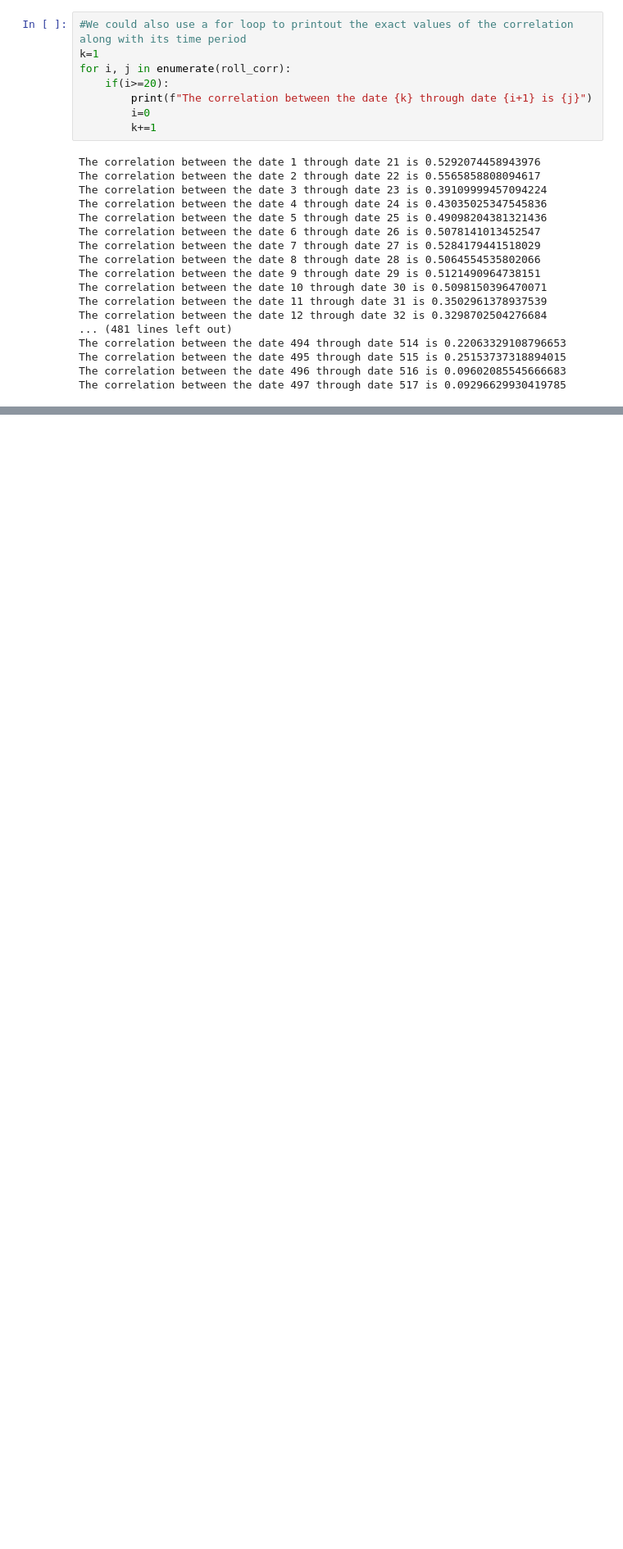
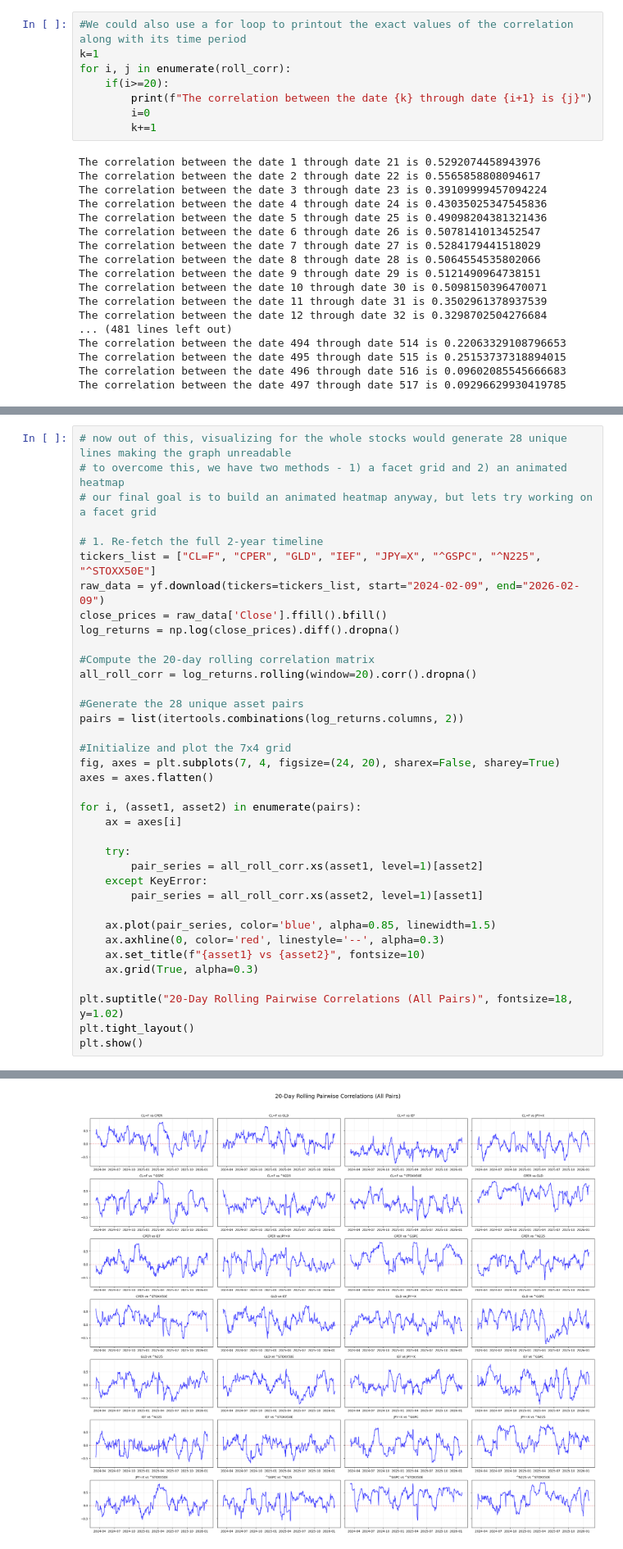
Before and after one commit to skanda137/heatmap, a Jupyter notebook: correlation.ipynb, the cells around one changed output, grey strips where cells are left out. Shown at 82% size. Cells and saved outputs as stored; diff of their text form; blank space fills up the shorter version.

```diff
--- a/correlation.ipynb
+++ b/correlation.ipynb
@@ -301,0 +312,38 @@ The correlation between the date 497 through date 517 is 0.09296629930419785
+# %%
+# now out of this, visualizing for the whole stocks would generate 28 unique lines making the graph unreadable
+# to overcome this, we have two methods - 1) a facet grid and 2) an animated heatmap
+# our final goal is to build an animated heatmap anyway, but lets try working on a facet grid
+
+# 1. Re-fetch the full 2-year timeline
+tickers_list = ["CL=F", "CPER", "GLD", "IEF", "JPY=X", "^GSPC", "^N225", "^STOXX50E"]
+raw_data = yf.download(tickers=tickers_list, start="2024-02-09", end="2026-02-09")
+close_prices = raw_data['Close'].ffill().bfill()
+log_returns = np.log(close_prices).diff().dropna()
+
+#Compute the 20-day rolling correlation matrix
+all_roll_corr = log_returns.rolling(window=20).corr().dropna()
+
+#Generate the 28 unique asset pairs
+pairs = list(itertools.combinations(log_returns.columns, 2))
+
+#Initialize and plot the 7x4 grid
+fig, axes = plt.subplots(7, 4, figsize=(24, 20), sharex=False, sharey=True)
+axes = axes.flatten()
+
+for i, (asset1, asset2) in enumerate(pairs):
+    ax = axes[i]
+
+    try:
+        pair_series = all_roll_corr.xs(asset1, level=1)[asset2]
+    except KeyError:
+        pair_series = all_roll_corr.xs(asset2, level=1)[asset1]
+
+    ax.plot(pair_series, color='blue', alpha=0.85, linewidth=1.5)
+    ax.axhline(0, color='red', linestyle='--', alpha=0.3)
+    ax.set_title(f"{asset1} vs {asset2}", fontsize=10)
+    ax.grid(True, alpha=0.3)
+
+plt.suptitle("20-Day Rolling Pairwise Correlations (All Pairs)", fontsize=18, y=1.02)
+plt.tight_layout()
+plt.show()
+# %% [output]
@@ -301,0 +351 @@ The correlation between the date 497 through date 517 is 0.09296629930419785
+[figure, added]
```
Also changed, not shown: parts of 4 cells of this notebook.
